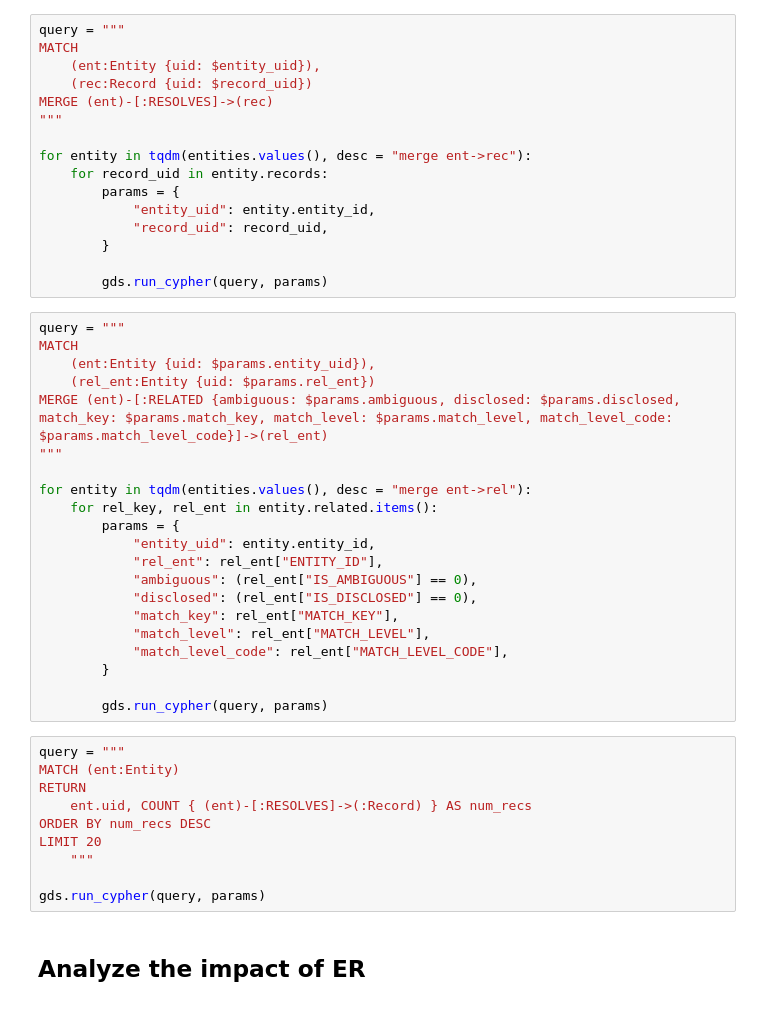
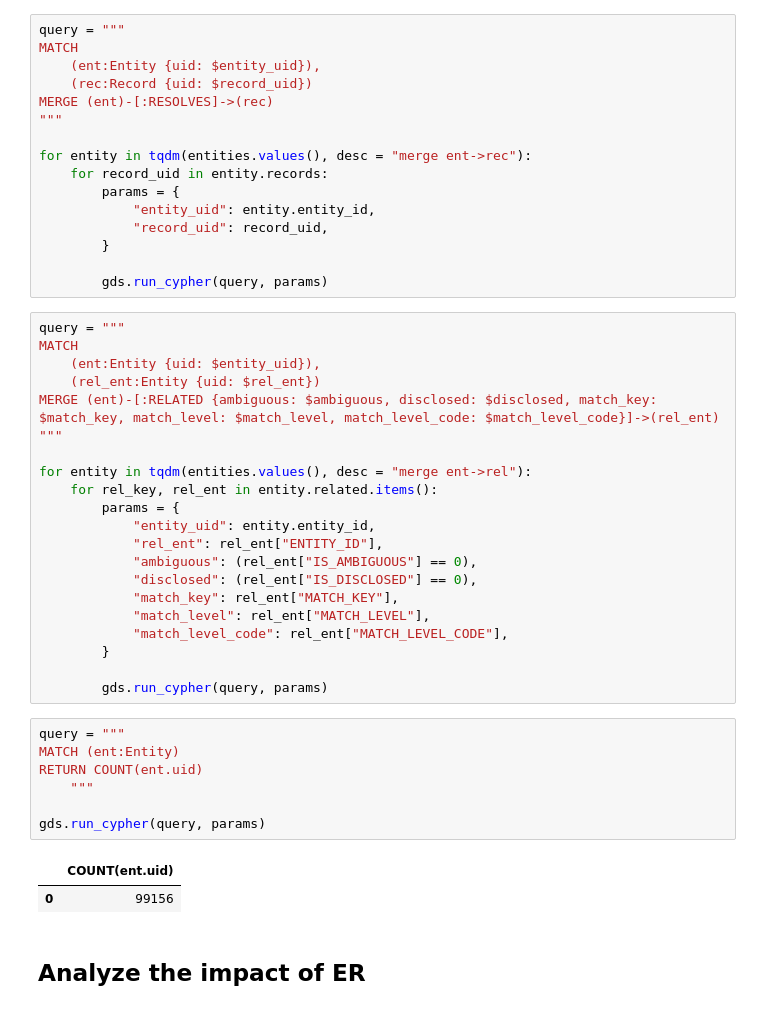
Before and after one commit to DerwenAI/ERKG, a Jupyter notebook: graph.ipynb, the cells around one changed output. Saved outputs shown, nothing was run; the diff lists cells and outputs as text.

```diff
--- a/graph.ipynb
+++ b/graph.ipynb
@@ -175,9 +175,9 @@ for entity in tqdm(entities.values(), desc = "merge ent->rec"):
 # %%
 query = """
 MATCH
-    (ent:Entity {uid: $params.entity_uid}),
-    (rel_ent:Entity {uid: $params.rel_ent})
-MERGE (ent)-[:RELATED {ambiguous: $params.ambiguous, disclosed: $params.disclosed, match_key: $params.match_key, match_level: $params.match_level, match_level_code: $params.match_level_code}]->(rel_ent)
+    (ent:Entity {uid: $entity_uid}),
+    (rel_ent:Entity {uid: $rel_ent})
+MERGE (ent)-[:RELATED {ambiguous: $ambiguous, disclosed: $disclosed, match_key: $match_key, match_level: $match_level, match_level_code: $match_level_code}]->(rel_ent)
 """
 
 for entity in tqdm(entities.values(), desc = "merge ent->rel"):
@@ -196,13 +196,13 @@ for entity in tqdm(entities.values(), desc = "merge ent->rel"):
 # %%
 query = """
 MATCH (ent:Entity)
-RETURN
-    ent.uid, COUNT { (ent)-[:RESOLVES]->(:Record) } AS num_recs
-ORDER BY num_recs DESC
-LIMIT 20
+RETURN COUNT(ent.uid)
     """
 
 gds.run_cypher(query, params)
+# %% [output]
+|  | COUNT(ent.uid) |
+| 0 | 99156 |
 # %% [markdown]
 ## Analyze the impact of ER
 # %% [markdown]
```
Also changed, not shown: parts of 17 cells of this notebook, 5 other files.
